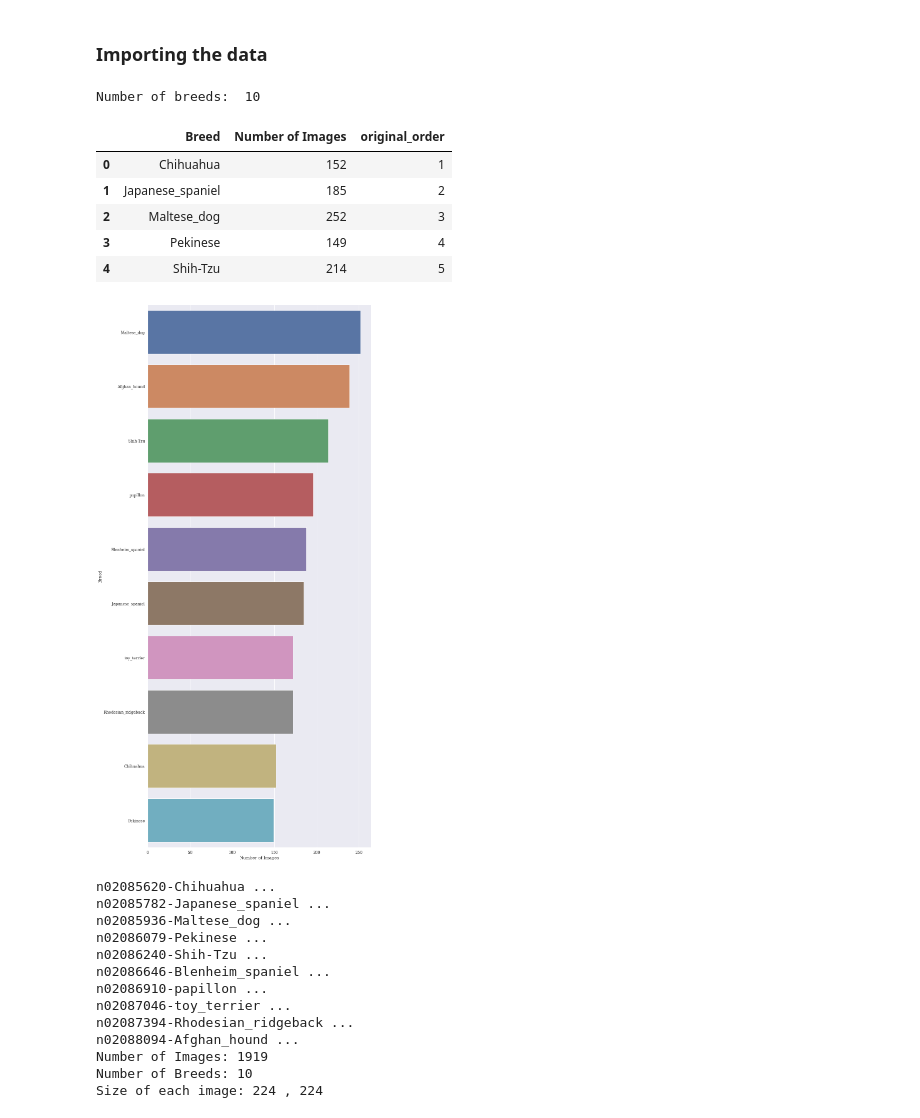
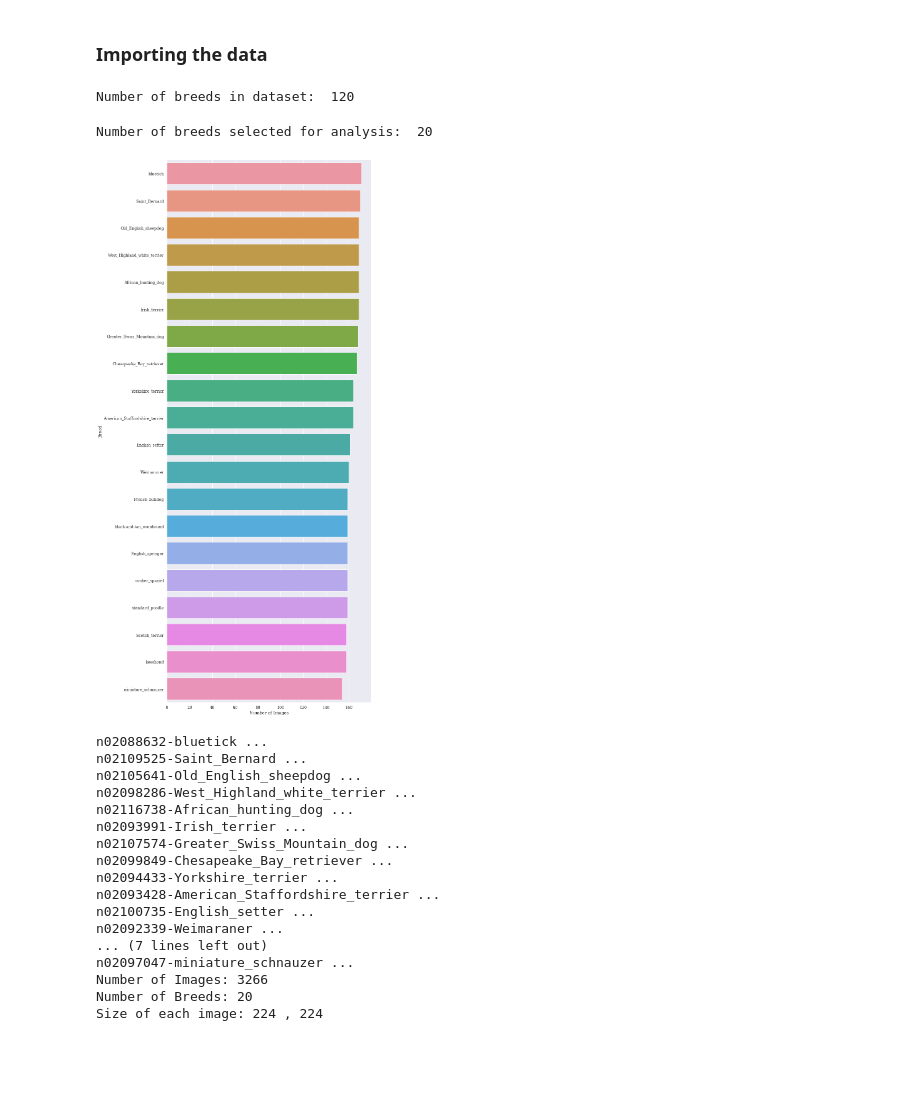
Before and after one commit to GabyCisnerosV/AllTheDogs, a Jupyter notebook: Dog_Breeds.ipynb, the cells around one changed output. Cells and saved outputs as stored; diff of their text form; code cells hidden in the pictures; blank space fills up the shorter version.

```diff
--- a/Dog_Breeds.ipynb
+++ b/Dog_Breeds.ipynb
@@ -44,19 +45,22 @@ Batch_Size=20
+# %%
+N_Breeds=20
+Batch_Size=64
+Epochs=30
 # %%
-fpath = "./stanford_dogs_images/Images/" #Place where all the folders of images are stored
+#Dataset downloaded from: http://vision.stanford.edu/aditya86/ImageNetDogs/
+fpath = "./stanford_dogs_images/Images/" #Place where all the folders of images are stored (pc)
+#fpath = "/content/standford_dogs_images/Images" #google colab
 
 breeds_folders = os.listdir(fpath) #names of the folders for each breed
 
-#Selecting the number of breeds:
-breeds_folders=breeds_folders[:N_Breeds]
-
 #transforming to just the name of the breeds:
 breeds=[]
-for name in breeds_folders[:Batch_Size]:
+for name in breeds_folders:
     breeds+=[name[10:]]
 
-print("Number of breeds: ",len(breeds))
+print("Number of breeds in dataset: ",len(breeds))
 # %% [output]
-Number of breeds:  10
+Number of breeds in dataset:  120
 # %%
 #Checking the number of images of dogs per breed
 imagesinside=0
@@ -67,24 +71,31 @@ for i, breedfolder in enumerate(breeds_folders):
     imagesperbreed+=[imagesinside]
     imagesinside=0
 
-about_each_breed=pd.DataFrame(list(zip(breeds,imagesperbreed)),columns=["Breed","Number of Images"])
+about_each_breed=pd.DataFrame(list(zip(breeds_folders,breeds,imagesperbreed)),columns=["BreedsPath","Breed","Number of Images"])
 about_each_breed["original_order"]=about_each_breed.index+1 #Adding column to know the original order of the folders
-about_each_breed.head()
-# %% [output]
-|  | Breed | Number of Images | original_order |
-| 0 | Chihuahua | 152 | 1 |
-| 1 | Japanese_spaniel | 185 | 2 |
-| 2 | Maltese_dog | 252 | 3 |
-| 3 | Pekinese | 149 | 4 |
-| 4 | Shih-Tzu | 214 | 5 |
+# %%
+#Start and finish of rows selected
+start=int((len(breeds)/2)-(N_Breeds/2)-2)
+end=int((len(breeds)/2)+(N_Breeds/2)-2)
+
+about_each_breed_ordered=about_each_breed.sort_values(by=["Number of Images"],ascending=False).reset_index().drop(columns=["index"])
+Preselected=about_each_breed_ordered.iloc[start:end-1]
+MiniSch=about_each_breed_ordered[about_each_breed_ordered["Breed"]=="miniature_schnauzer"] #82
+
+#Ok, so why the Schnauzers should be in my analysis. Because, the best dog in the whole world, my Milo, is a mini Schnauzer :)
+the_Selected_dogs=pd.concat([Preselected, MiniSch], ignore_index=True, sort=False)
+
+print("Number of breeds selected for analysis: ",len(the_Selected_dogs))
+# %% [output]
+Number of breeds selected for analysis:  20
 # %%
 sns.set_theme(style="darkgrid",font_scale=1.1,font="serif")
-sns.catplot(y="Breed", x="Number of Images",data=about_each_breed.sort_values(by=["Number of Images"],ascending=False),
+sns.catplot(y="Breed", x="Number of Images",data=the_Selected_dogs,
             kind="bar",orient="h",height=25, aspect=0.5)
 
 plt.show()
 # %% [output]
-[figure, old version]
+[figure, new version]
 # %%
 #This function performs the following actions:
 #1 Reads every image from every folder of each breed
@@ -112,19 +123,23 @@ def LoadingImagesResizingAndLabels(breeds_folders,lenght,width):
 #Loading the images, resizing them, and loading the labels:
 lenght=224
 width=224
-images, labels = LoadingImagesResizingAndLabels(breeds_folders,lenght,width)
+images, labels = LoadingImagesResizingAndLabels(the_Selected_dogs["BreedsPath"],lenght,width)
 # %% [output]
-n02085620-Chihuahua ...
-n02085782-Japanese_spaniel ...
-n02085936-Maltese_dog ...
-n02086079-Pekinese ...
-n02086240-Shih-Tzu ...
-n02086646-Blenheim_spaniel ...
-n02086910-papillon ...
-n02087046-toy_terrier ...
-n02087394-Rhodesian_ridgeback ...
-n02088094-Afghan_hound ...
-Number of Images: 1919
-Number of Breeds: 10
+n02088632-bluetick ...
+n02109525-Saint_Bernard ...
+n02105641-Old_English_sheepdog ...
+n02098286-West_Highland_white_terrier ...
+n02116738-African_hunting_dog ...
+n02093991-Irish_terrier ...
+n02107574-Greater_Swiss_Mountain_dog ...
+n02099849-Chesapeake_Bay_retriever ...
+n02094433-Yorkshire_terrier ...
+n02093428-American_Staffordshire_terrier ...
+n02100735-English_setter ...
+n02092339-Weimaraner ...
+... (7 lines left out)
+n02097047-miniature_schnauzer ...
+Number of Images: 3266
+Number of Breeds: 20
 Size of each image: 224 , 224
 # %%
```
Also changed, not shown: parts of 45 cells of this notebook.
